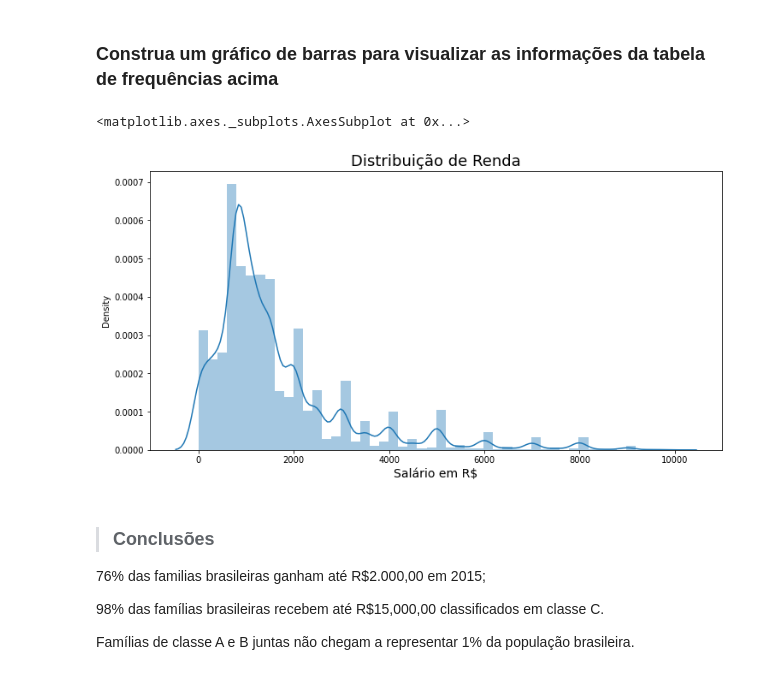
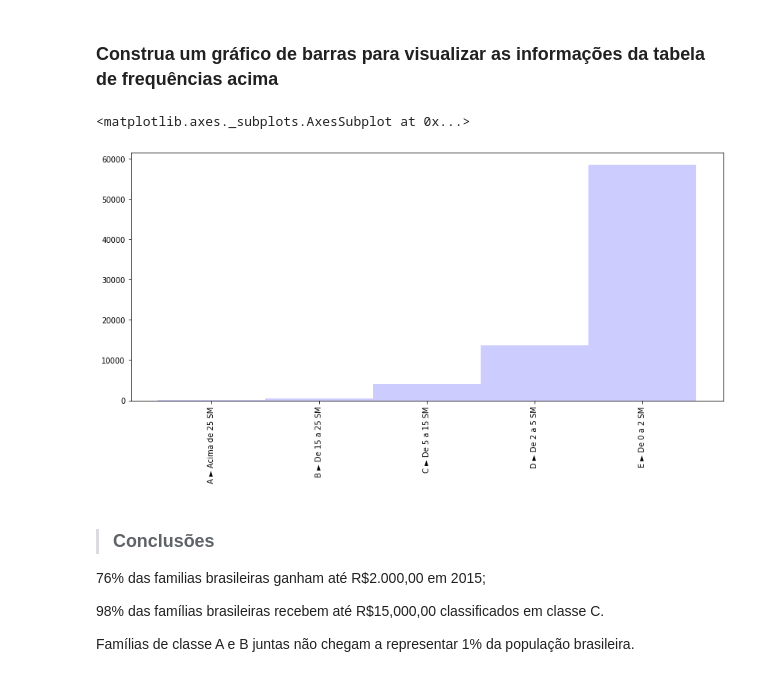
Before and after one commit to lumagri/Python_to_Data_Science, a Jupyter notebook: 6_Estatistica_com_Python_Frequencias_e_Medidas/Projeto_Análise_Descritiva.ipynb, the cells around one changed output. Drawn from its saved outputs; the diff is of its cells as text; code cells hidden in the pictures.

```diff
--- a/6_Estatistica_com_Python_Frequencias_e_Medidas/Projeto_Análise_Descritiva.ipynb
+++ b/6_Estatistica_com_Python_Frequencias_e_Medidas/Projeto_Análise_Descritiva.ipynb
@@ -246,5 +226,6 @@ Categories (5, object): ['E ► De 0 a 2 SM' < 'D ► De 2 a 5 SM' < 'C ► De 5
 # %%
-frequencia = pd.value_counts(pd.cut(x = dados_ibge.Renda,
+frequencia = pd.value_counts(
+    pd.cut(x = dados_ibge.Renda,
        bins = classes,
        labels= classe_social,
        include_lowest=True))
@@ -259,7 +240,8 @@ Name: Renda, dtype: int64
 # %% [markdown]
 ### 4º Construir a coluna de percentuais
 # %%
-percentual = pd.value_counts(pd.cut(x = dados_ibge.Renda,
+percentual = pd.value_counts(
+    pd.cut(x = dados_ibge.Renda,
        bins = classes,
        labels= classe_social,
        include_lowest=True),
@@ -308,15 +290,16 @@ freq_porc_tabela
 | E ► De 0 a 2 SM | 58474 | 76.098386 |
 # %% [markdown]
 ### Construa um gráfico de barras para visualizar as informações da tabela de frequências acima
-# %%
-ax = sns.distplot(dados_ibge.query('Renda < 10000').Renda)
-ax.figure.set_size_inches(12,6)
-ax.set_title('Distribuição de Renda', fontsize = 18)
-ax.set_xlabel('Salário em R$', fontsize = 14)
-ax
-# %% [output]
-<matplotlib.axes._subplots.AxesSubplot at 0x...>
-[figure, removed]
+# %%
+freq_porc_tabela['Frequencia'].plot.bar(
+    width = 1,
+    color = 'blue',
+    alpha = 0.2,
+    figsize =(14,6)
+)
+# %% [output]
+<matplotlib.axes._subplots.AxesSubplot at 0x...>
+[figure, added]
 # %% [markdown]
 > ### Conclusões
 
```
Also changed, not shown: parts of 17 cells of this notebook.
